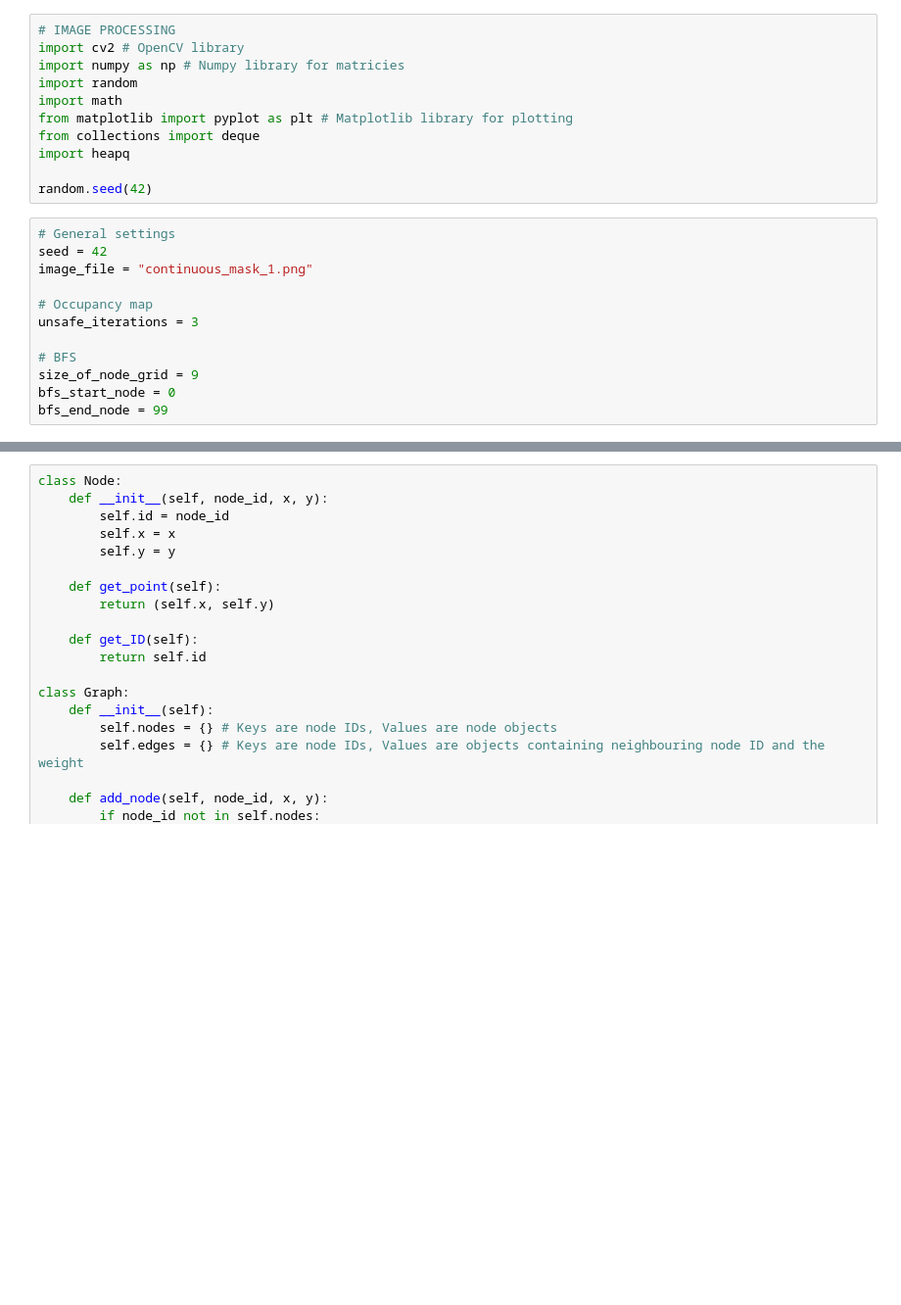
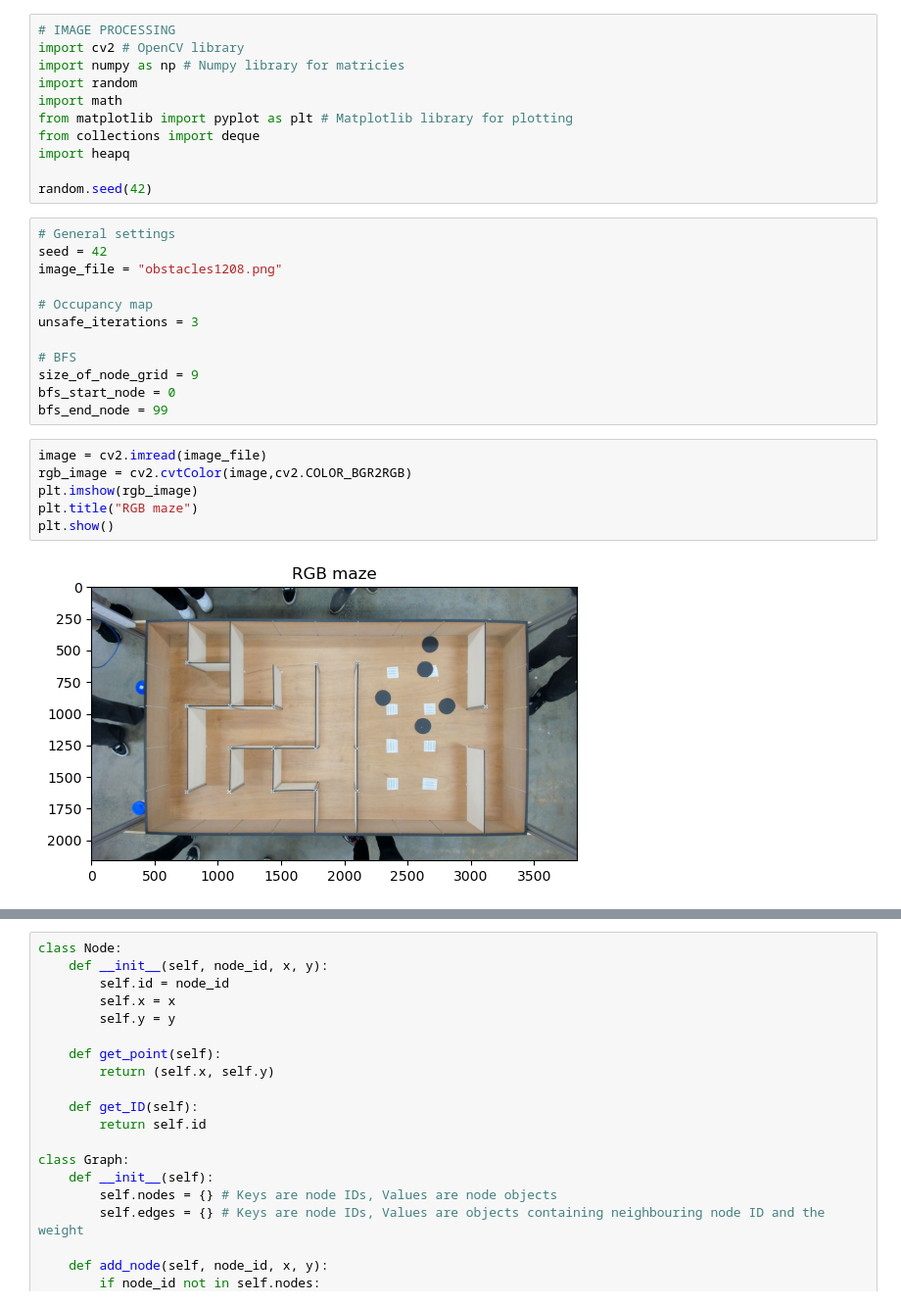
Before and after one commit to KevChen2003/Micromouse-Project, a Jupyter notebook: continuous_planning.ipynb, the cells around one changed output, grey strips where cells are left out. Shown: that part at 98% size. Cells and saved outputs as stored; diff of their text form; blank space fills up the shorter version.

```diff
--- a/continuous_planning.ipynb
+++ b/continuous_planning.ipynb
@@ -12,7 +12,7 @@ random.seed(42)
 # %%
 # General settings
 seed = 42
-image_file = "continuous_mask_1.png"
+image_file = "obstacles1208.png"
 
 # Occupancy map
 unsafe_iterations = 3
@@ -21,3 +21,11 @@ unsafe_iterations = 3
 size_of_node_grid = 9
 bfs_start_node = 0
 bfs_end_node = 99
+# %%
+image = cv2.imread(image_file)
+rgb_image = cv2.cvtColor(image,cv2.COLOR_BGR2RGB)
+plt.imshow(rgb_image)
+plt.title("RGB maze")
+plt.show()
+# %% [output]
+[figure, added]
```
Also changed, not shown: parts of 5 cells of this notebook, 4 other files.
